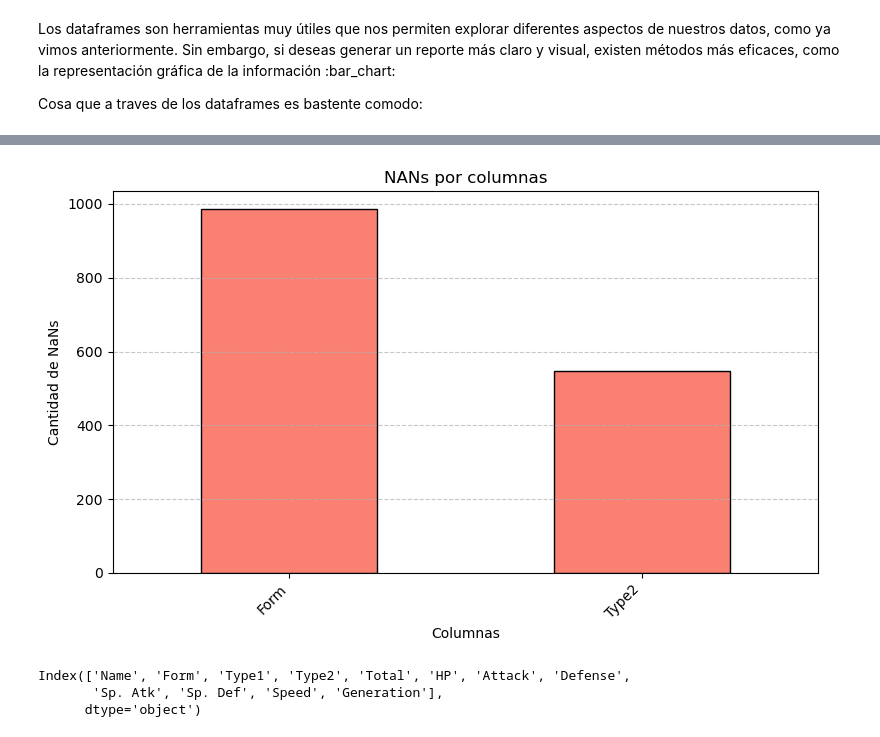
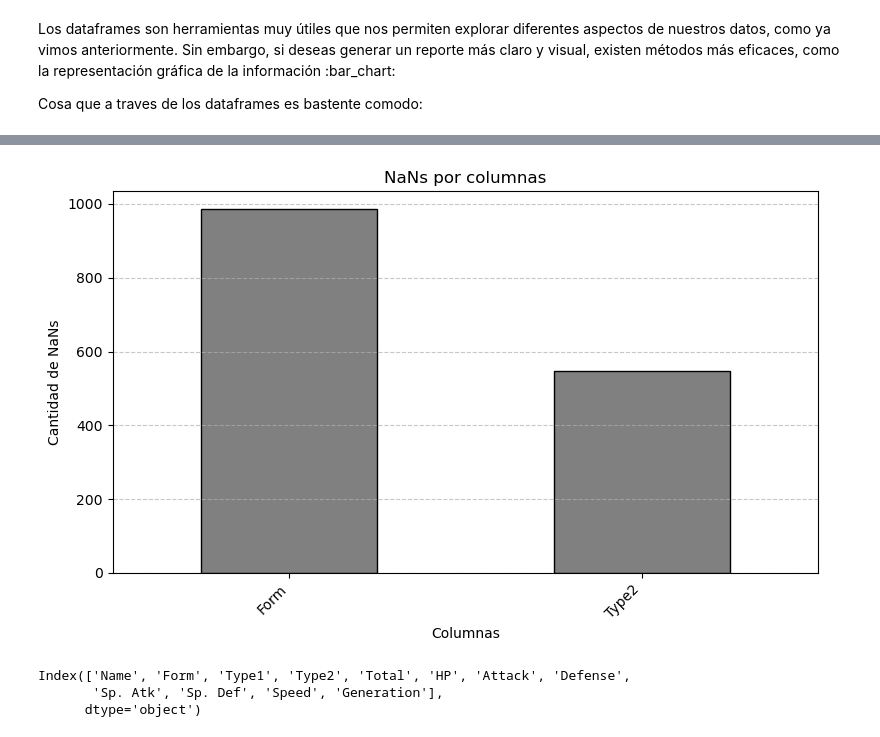
Before and after one commit to ArmandoTrapaga/Induccion, a Jupyter notebook: Dataframes.ipynb, the cells around one changed output, grey strips where cells are left out. Cells and saved outputs as stored; diff of their text form; code cells hidden in the pictures.

```diff
--- a/Dataframes.ipynb
+++ b/Dataframes.ipynb
@@ -425,19 +534,21 @@ plt.show()
 # %%
 # También puedes ver una gráfica general de los valores nulos en tu DataFrame
 
 plt.figure(figsize=(8,5))
-# Conocer los valores nulos en tu dataframe puede ser muy util
-data.isna().sum()[data.isna().sum()>0].plot(kind='bar', color='salmon', edgecolor='black')
+# Conocer los valores nulos en tu dataframe puede ser muy útil
+# Pareciera redundante, pero recordemos que .sum() devuelve una serie de cuántos NaN hay en cada columna
+# Mientras que el segundo es una serie de los que cumplen la condición
+data.isna().sum()[data.isna().sum()>0].plot(kind='bar', color='gray', edgecolor='black')
 
-plt.title('NANs por columnas')
+plt.title('NaNs por columnas')
 plt.xlabel('Columnas')
 plt.ylabel('Cantidad de NaNs')
 plt.xticks(rotation=45, ha='right')
 plt.grid(axis='y', linestyle='--', alpha=0.7)
 plt.tight_layout()
 plt.show()
 # %% [output]
-[figure, old version]
+[figure, new version]
 # %%
 data.columns
 # %% [output]
```
Also changed, not shown: parts of 42 cells of this notebook, 1 other file.
